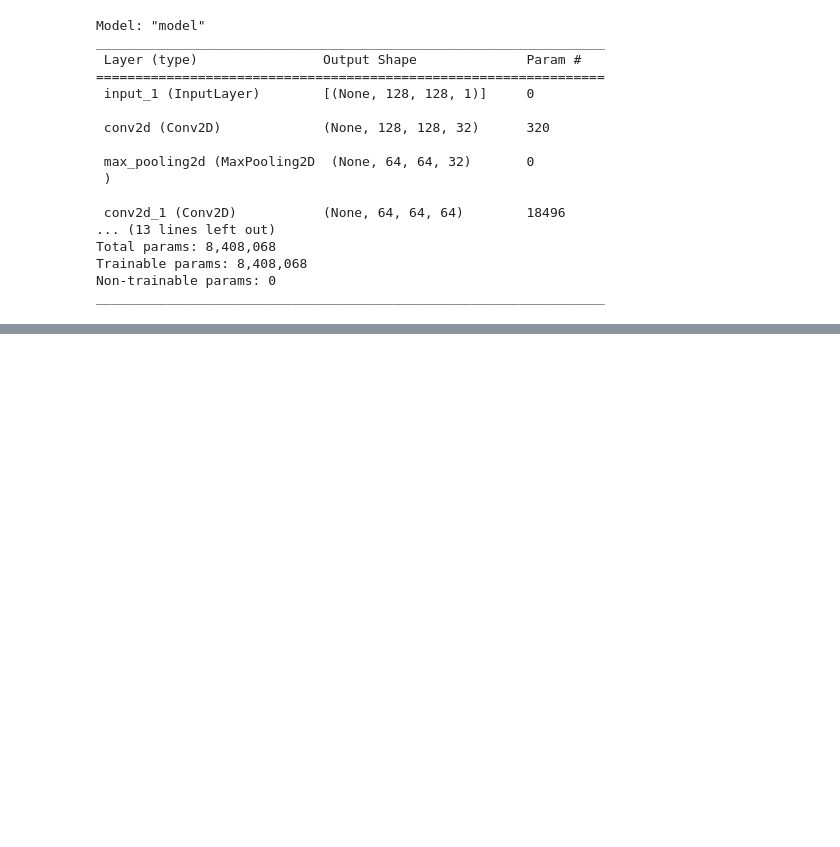
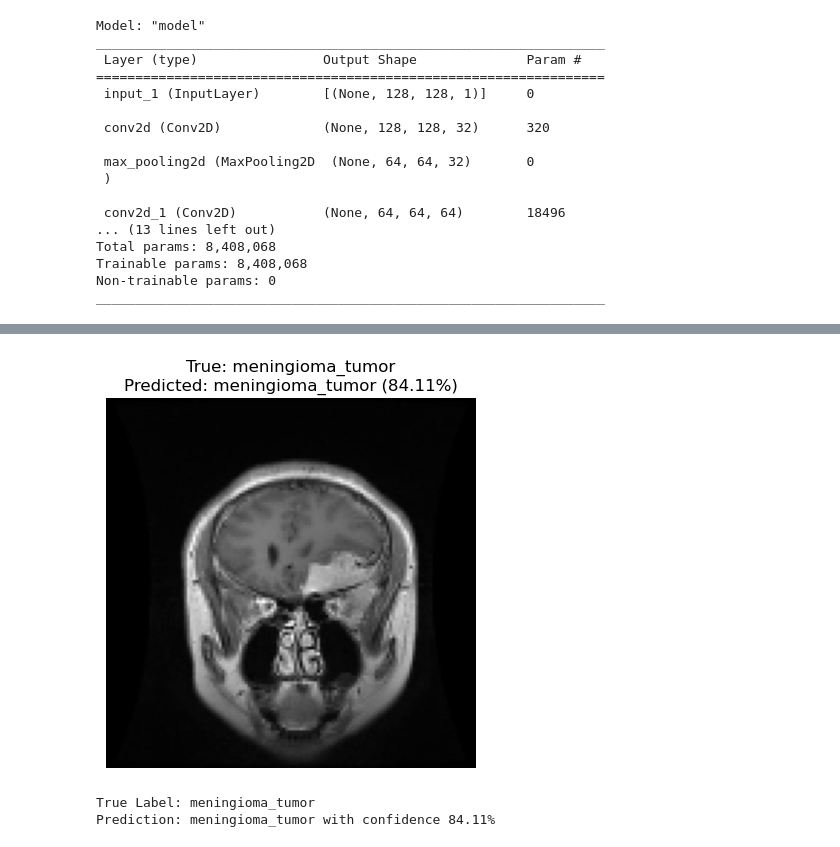
Before and after one commit to rohanharugop/Brain-Tumor-Classification, a Jupyter notebook: brain_tumor_cvproject.v2/test_v1.ipynb, the cells around one changed output, grey strips where cells are left out. Drawn from its saved outputs; the diff is of its cells as text; code cells hidden in the pictures; blank space fills up the shorter version.

```diff
--- a/brain_tumor_cvproject.v2/test_v1.ipynb
+++ b/brain_tumor_cvproject.v2/test_v1.ipynb
@@ -202,6 +202,6 @@ def predict_from_dataset(index, images, labels, model, class_names):
     print(f"Prediction: {predicted_class} with confidence {confidence:.2f}%")
 
 # Select an image by index
-image_index = 69 # Change this index to test other images
+image_index = 12 # Change this index to test other images
 predict_from_dataset(image_index, X_test, y_test, classifier_model, CLASSES)
 # %% [output]
@@ -209,3 +209,6 @@ NameError: name 'X_test' is not defined
+[figure, added]
+True Label: meningioma_tumor
+Prediction: meningioma_tumor with confidence 84.11%
 # %%
 import numpy as np
 import matplotlib.pyplot as plt
```
Also changed, not shown: parts of 5 cells of this notebook, 3 other files.
